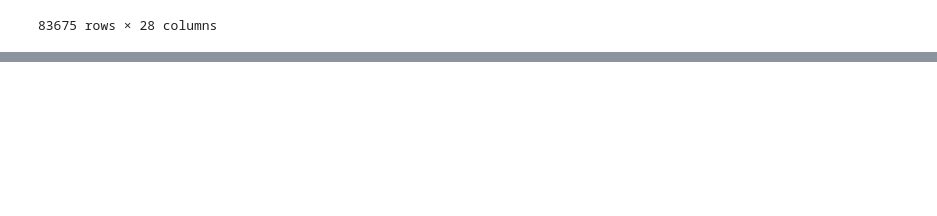
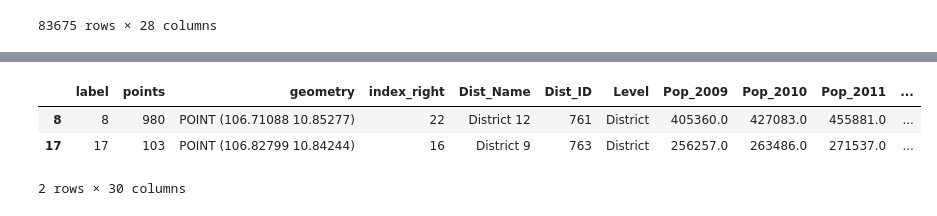
Before and after one commit to laichithien/CS116-LapTrinhPythonChoMayHoc, a Jupyter notebook: Assignments/LaiChiThien_20520309_04.ipynb, the cells around one changed output, grey strips where cells are left out. Saved outputs shown, nothing was run; the diff lists cells and outputs as text; code cells hidden in the pictures; blank space fills up the shorter version.

```diff
--- a/Assignments/LaiChiThien_20520309_04.ipynb
+++ b/Assignments/LaiChiThien_20520309_04.ipynb
@@ -99,0 +207,7 @@ HCM_PDL_with_click
+# %%
+center_with_dist_top5
+# %% [output]
+|  | label | points | geometry | index_right | Dist_Name | Dist_ID | Level | Pop_2009 | Pop_2010 | Pop_2011 | ... |
+| 8 | 8 | 980 | POINT (106.71088 10.85277) | 22 | District 12 | 761 | District | 405360.0 | 427083.0 | 455881.0 | ... |
+| 17 | 17 | 103 | POINT (106.82799 10.84244) | 16 | District 9 | 763 | District | 256257.0 | 263486.0 | 271537.0 | ... |
+2 rows × 30 columns
```
Also changed, not shown: parts of 28 cells of this notebook.
